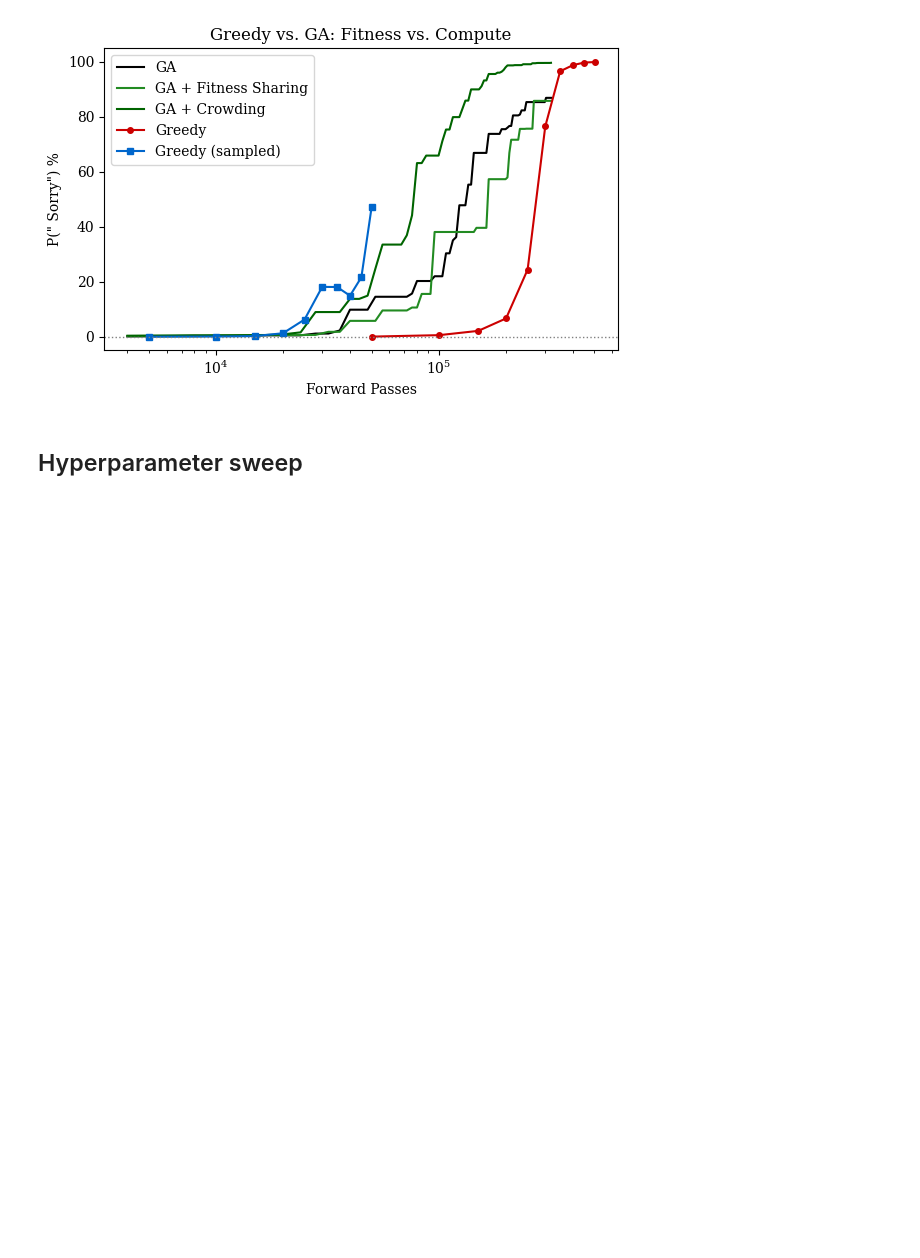
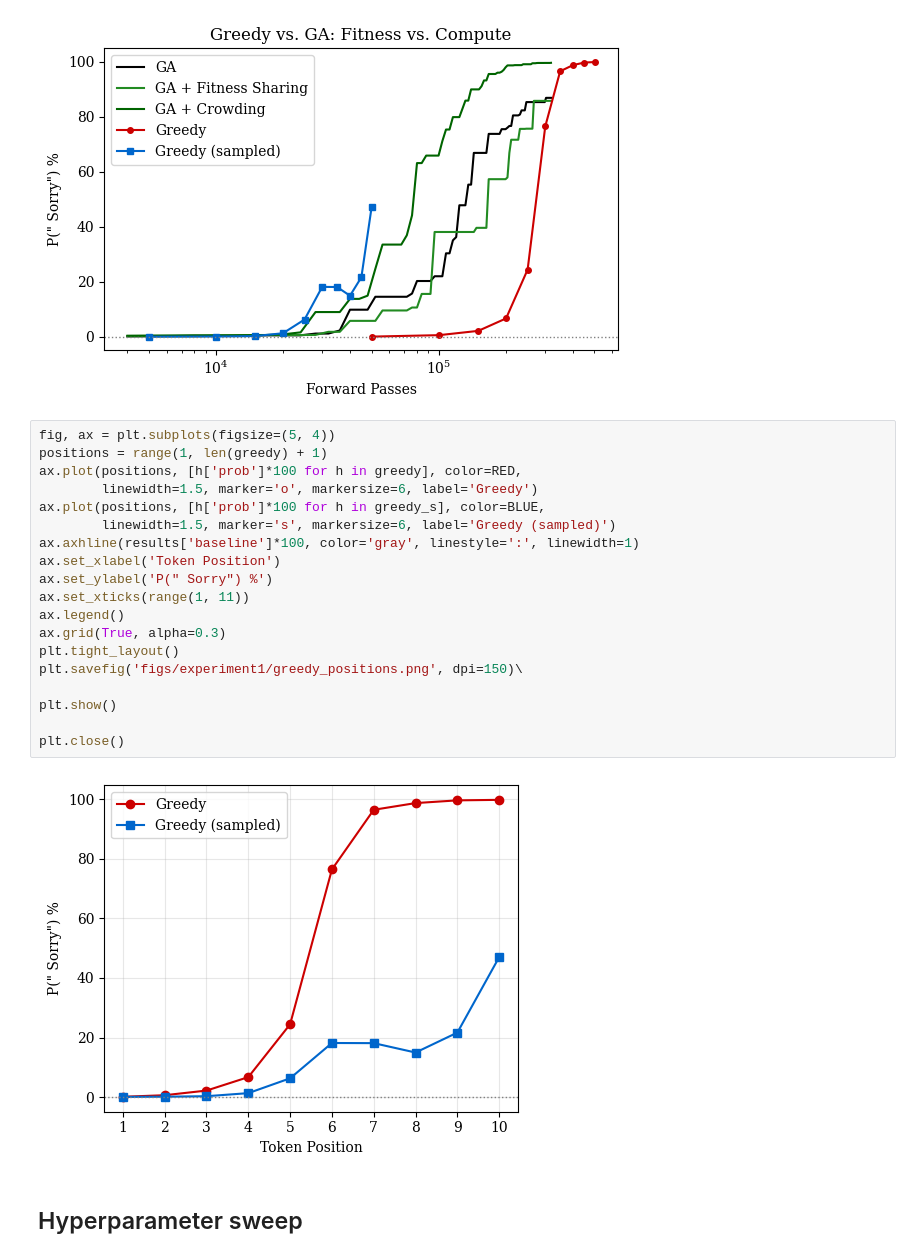
Before and after one commit to sevdeawesome/genetic-algorithms-for-prefix-optimization, a Jupyter notebook: results/generate_figures.ipynb, the cells around one changed output. Drawn from its saved outputs; the diff is of its cells as text; blank space fills up the shorter version.

```diff
--- a/results/generate_figures.ipynb
+++ b/results/generate_figures.ipynb
@@ -44,6 +44,27 @@ plt.show()
 plt.close()
 # %% [output]
 [figure]
+# %%
+fig, ax = plt.subplots(figsize=(5, 4))
+positions = range(1, len(greedy) + 1)
+ax.plot(positions, [h['prob']*100 for h in greedy], color=RED,
+        linewidth=1.5, marker='o', markersize=6, label='Greedy')
+ax.plot(positions, [h['prob']*100 for h in greedy_s], color=BLUE,
+        linewidth=1.5, marker='s', markersize=6, label='Greedy (sampled)')
+ax.axhline(results['baseline']*100, color='gray', linestyle=':', linewidth=1)
+ax.set_xlabel('Token Position')
+ax.set_ylabel('P(" Sorry") %')
+ax.set_xticks(range(1, 11))
+ax.legend()
+ax.grid(True, alpha=0.3)
+plt.tight_layout()
+plt.savefig('figs/experiment1/greedy_positions.png', dpi=150)\
+
+plt.show()
+
+plt.close()
+# %% [output]
+[figure, added]
 # %% [markdown]
 ## Hyperparameter sweep
 # %%
```
Also changed, not shown: 3 other files.
